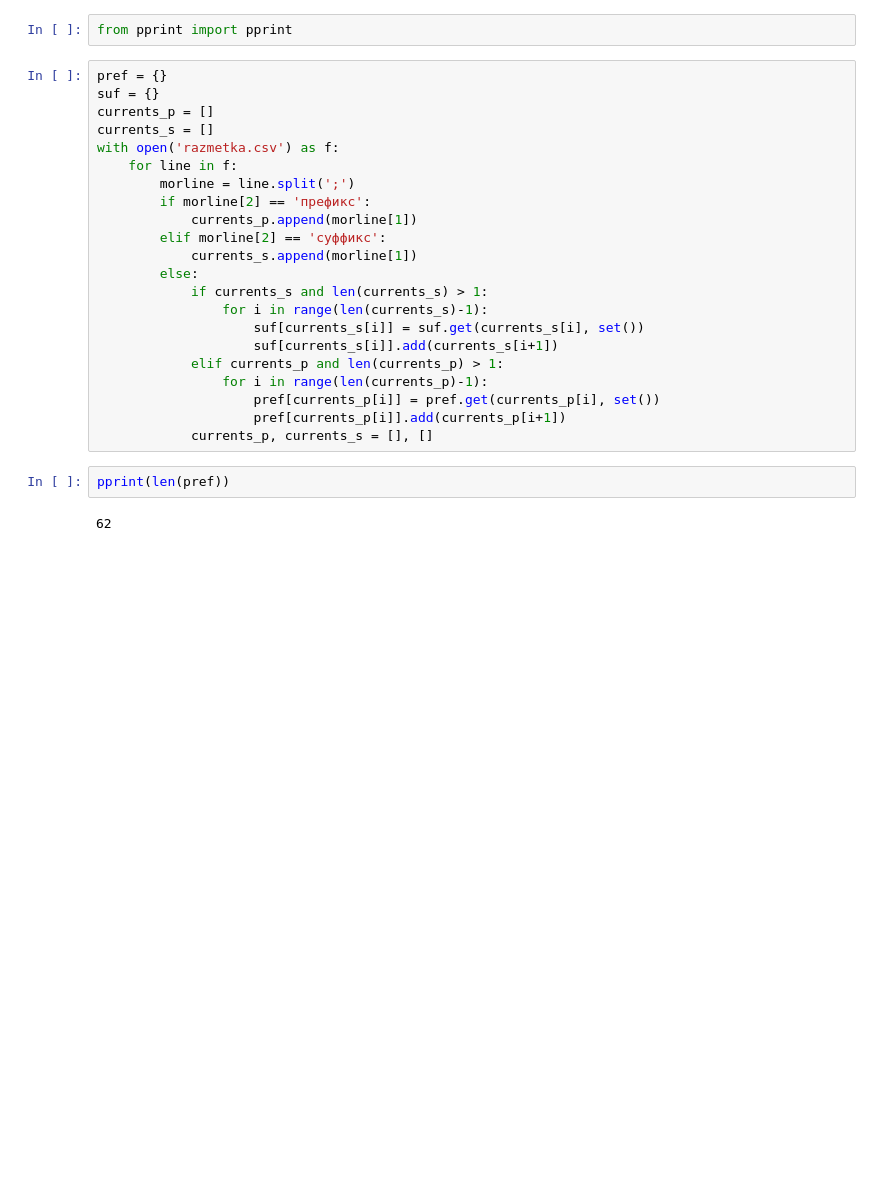
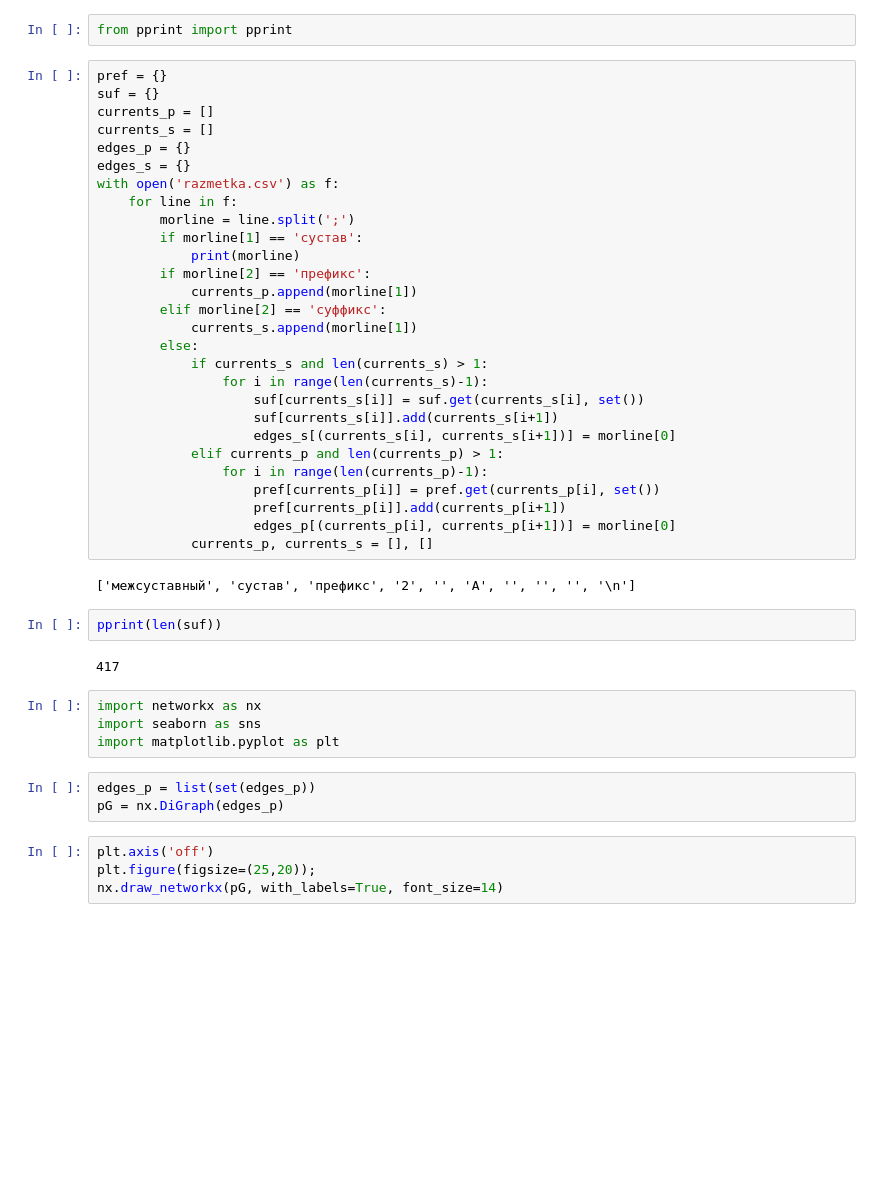
Before and after one commit to BasilisAndr/maga_diplom, a Jupyter notebook: analysis.ipynb, the cells around one changed output. Cells and saved outputs as stored; diff of their text form; blank space fills up the shorter version.

```diff
--- a/analysis.ipynb
+++ b/analysis.ipynb
@@ -5,9 +5,13 @@ pref = {}
 suf = {}
 currents_p = []
 currents_s = []
+edges_p = {}
+edges_s = {}
 with open('razmetka.csv') as f:
     for line in f:
         morline = line.split(';')
+        if morline[1] == 'сустав':
+            print(morline)
         if morline[2] == 'префикс':
             currents_p.append(morline[1])
         elif morline[2] == 'суффикс':
@@ -17,12 +21,29 @@ with open('razmetka.csv') as f:
                 for i in range(len(currents_s)-1):
                     suf[currents_s[i]] = suf.get(currents_s[i], set())
                     suf[currents_s[i]].add(currents_s[i+1])
+                    edges_s[(currents_s[i], currents_s[i+1])] = morline[0]
             elif currents_p and len(currents_p) > 1:
                 for i in range(len(currents_p)-1):
                     pref[currents_p[i]] = pref.get(currents_p[i], set())
                     pref[currents_p[i]].add(currents_p[i+1])
+                    edges_p[(currents_p[i], currents_p[i+1])] = morline[0]
             currents_p, currents_s = [], []
+# %% [output]
+['межсуставный', 'сустав', 'префикс', '2', '', 'A', '', '', '', '\n']
 # %%
-pprint(len(pref))
+pprint(len(suf))
 # %% [output]
-62
+417
+# %%
+import networkx as nx
+import seaborn as sns
+import matplotlib.pyplot as plt
+# %%
+edges_p = list(set(edges_p))
+pG = nx.DiGraph(edges_p)
+# %%
+plt.axis('off')
+plt.figure(figsize=(25,20));
+nx.draw_networkx(pG, with_labels=True, font_size=14)
+# %% [output]
+[figure, added]
```
Also changed, not shown: parts of 5 cells of this notebook, 3 other files.
